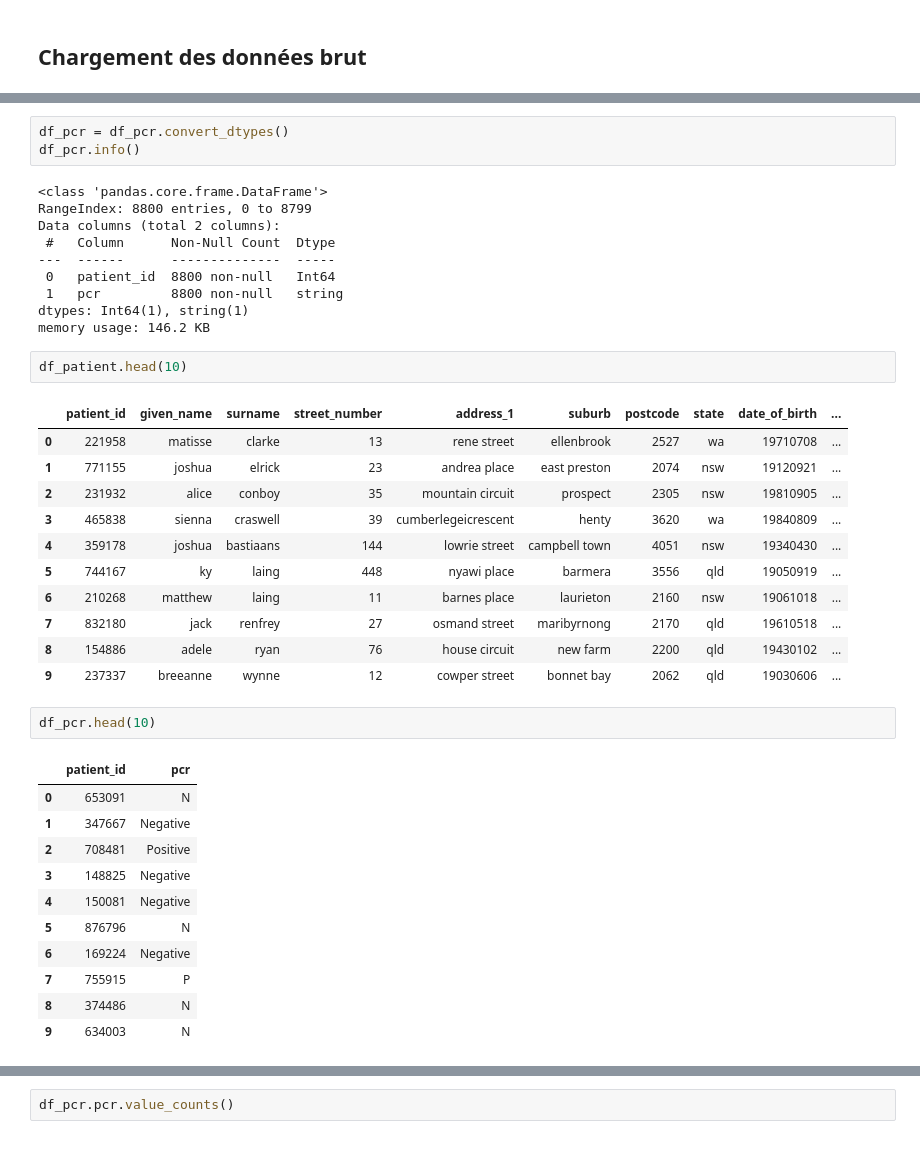
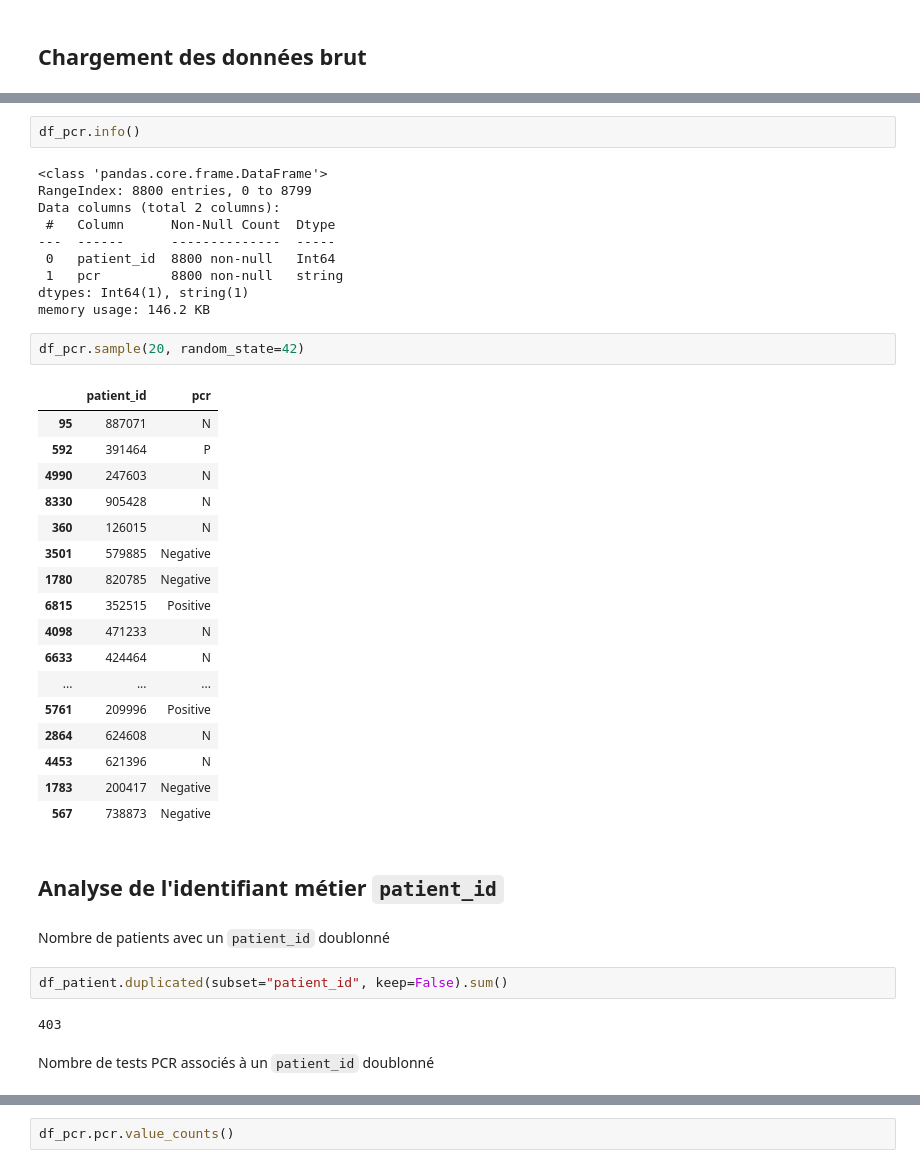
Before and after one commit to ghisvail/inria-aphp-assignment, a Jupyter notebook: qa.ipynb, the cells around one changed output, grey strips where cells are left out. Drawn from its saved outputs; the diff is of its cells as text.

```diff
--- a/qa.ipynb
+++ b/qa.ipynb
@@ -44,5 +52,4 @@ memory usage: 1.9 MB
 # %%
-df_pcr = df_pcr.convert_dtypes()
 df_pcr.info()
 # %% [output]
 <class 'pandas.core.frame.DataFrame'>
@@ -54,31 +61,33 @@ Data columns (total 2 columns):
  1   pcr         8800 non-null   string
 dtypes: Int64(1), string(1)
 memory usage: 146.2 KB
-# %%
-df_patient.head(10)
-# %% [output]
-|  | patient_id | given_name | surname | street_number | address_1 | suburb | postcode | state | date_of_birth | ... |
-| 0 | 221958 | matisse | clarke | 13 | rene street | ellenbrook | 2527 | wa | 19710708 | ... |
-| 1 | 771155 | joshua | elrick | 23 | andrea place | east preston | 2074 | nsw | 19120921 | ... |
-| 2 | 231932 | alice | conboy | 35 | mountain circuit | prospect | 2305 | nsw | 19810905 | ... |
-| 3 | 465838 | sienna | craswell | 39 | cumberlegeicrescent | henty | 3620 | wa | 19840809 | ... |
-| 4 | 359178 | joshua | bastiaans | 144 | lowrie street | campbell town | 4051 | nsw | 19340430 | ... |
-| 5 | 744167 | ky | laing | 448 | nyawi place | barmera | 3556 | qld | 19050919 | ... |
-| 6 | 210268 | matthew | laing | 11 | barnes place | laurieton | 2160 | nsw | 19061018 | ... |
-| 7 | 832180 | jack | renfrey | 27 | osmand street | maribyrnong | 2170 | qld | 19610518 | ... |
-| 8 | 154886 | adele | ryan | 76 | house circuit | new farm | 2200 | qld | 19430102 | ... |
-| 9 | 237337 | breeanne | wynne | 12 | cowper street | bonnet bay | 2062 | qld | 19030606 | ... |
-# %%
-df_pcr.head(10)
-# %% [output]
-|  | patient_id | pcr |
-| 0 | 653091 | N |
-| 1 | 347667 | Negative |
-| 2 | 708481 | Positive |
-| 3 | 148825 | Negative |
-| 4 | 150081 | Negative |
-| 5 | 876796 | N |
-| 6 | 169224 | Negative |
-| 7 | 755915 | P |
-| 8 | 374486 | N |
-| 9 | 634003 | N |
+# %%
+df_pcr.sample(20, random_state=42)
+# %% [output]
+|  | patient_id | pcr |
+| 95 | 887071 | N |
+| 592 | 391464 | P |
+| 4990 | 247603 | N |
+| 8330 | 905428 | N |
+| 360 | 126015 | N |
+| 3501 | 579885 | Negative |
+| 1780 | 820785 | Negative |
+| 6815 | 352515 | Positive |
+| 4098 | 471233 | N |
+| 6633 | 424464 | N |
+| ... | ... | ... |
+| 5761 | 209996 | Positive |
+| 2864 | 624608 | N |
+| 4453 | 621396 | N |
+| 1783 | 200417 | Negative |
+| 567 | 738873 | Negative |
+# %% [markdown]
+## Analyse de l'identifiant métier `patient_id`
+# %% [markdown]
+Nombre de patients avec un `patient_id` doublonné
+# %%
+df_patient.duplicated(subset="patient_id", keep=False).sum()
+# %% [output]
+403
+# %% [markdown]
+Nombre de tests PCR associés à un `patient_id` doublonné
```
Also changed, not shown: parts of 40 cells of this notebook.
